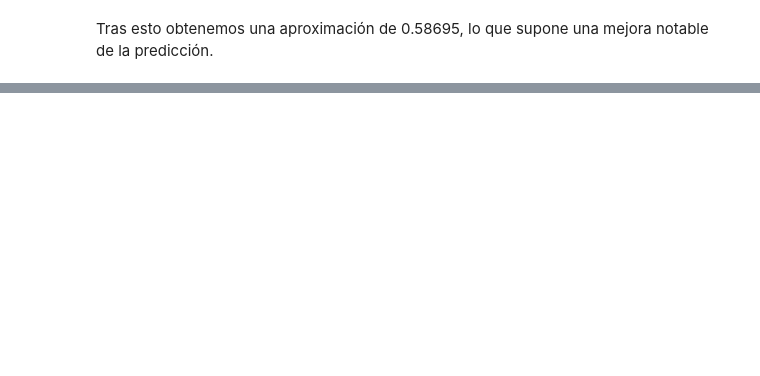
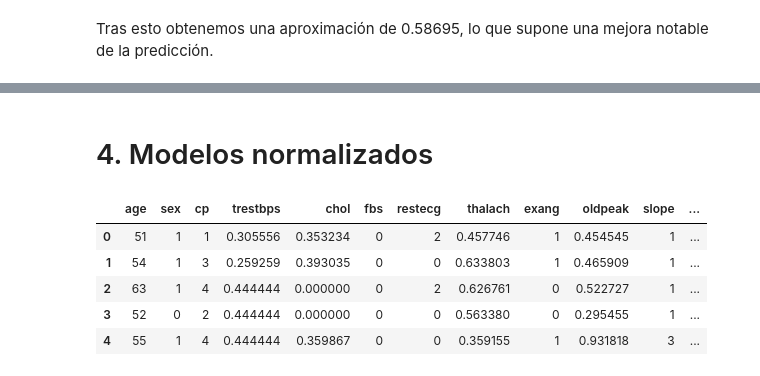
Before and after one commit to andrescervera/DATA-PROJECT-III, a Jupyter notebook: DATA_PROJECT_3.ipynb, the cells around one changed output, grey strips where cells are left out. Saved outputs shown, nothing was run; the diff lists cells and outputs as text; code cells hidden in the pictures; blank space fills up the shorter version.

```diff
--- a/DATA_PROJECT_3.ipynb
+++ b/DATA_PROJECT_3.ipynb
@@ -1118,0 +1378,6 @@ Tras esto obtenemos una aproximación de 0.58695, lo que supone una mejora notab
+# %% [markdown]
+# 4. Modelos normalizados
+# %%
+ruta = "/content/train_normalized.csv"
+# Lee el archivo CSV especificando el separador como punto y coma
+df_train = pd.read_csv(ruta, sep=';')
@@ -1118,0 +1388,9 @@ Tras esto obtenemos una aproximación de 0.58695, lo que supone una mejora notab
+# %%
+df_train.head()
+# %% [output]
+|  | age | sex | cp | trestbps | chol | fbs | restecg | thalach | exang | oldpeak | slope | ... |
+| 0 | 51 | 1 | 1 | 0.305556 | 0.353234 | 0 | 2 | 0.457746 | 1 | 0.454545 | 1 | ... |
+| 1 | 54 | 1 | 3 | 0.259259 | 0.393035 | 0 | 0 | 0.633803 | 1 | 0.465909 | 1 | ... |
+| 2 | 63 | 1 | 4 | 0.444444 | 0.000000 | 0 | 2 | 0.626761 | 0 | 0.522727 | 1 | ... |
+| 3 | 52 | 0 | 2 | 0.444444 | 0.000000 | 0 | 0 | 0.563380 | 0 | 0.295455 | 1 | ... |
+| 4 | 55 | 1 | 4 | 0.444444 | 0.359867 | 0 | 0 | 0.359155 | 1 | 0.931818 | 3 | ... |
```
Also changed, not shown: parts of 45 cells of this notebook, 2 other files.
